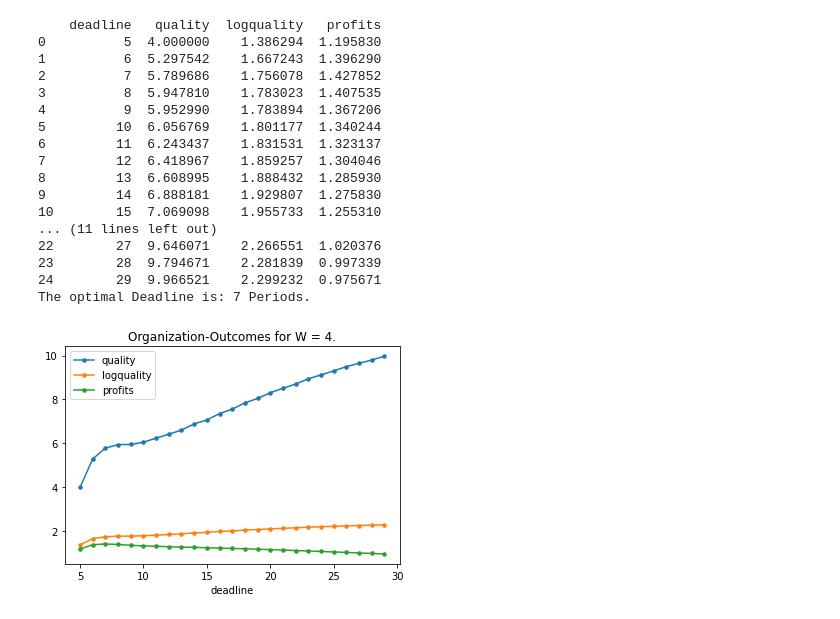
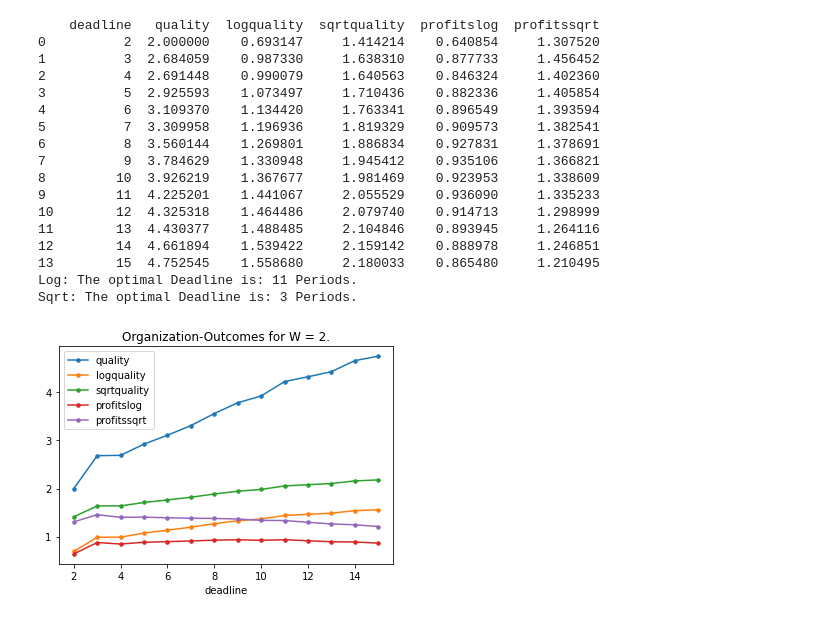
Before and after one commit to AndyOhneHandy/workspace8-seminarthesis, a Jupyter notebook: graphs.ipynb, the cells around one changed output. Drawn from its saved outputs; the diff is of its cells as text; code cells hidden in the pictures.

```diff
--- a/graphs.ipynb
+++ b/graphs.ipynb
@@ -79,8 +98,8 @@ def contributioncalc(deadline, plots):
 
 delta = 0.9         # Discount Factor
 beta = 0.9          # Temporal Bias
-w = 4               # Required accumulated Effort
-r = 1.03            # Opportunity cost of a less tight deadline for the organization
+w = 2          # Required accumulated Effort
+r = 1.04           # Opportunity cost of a less tight deadline for the organization
 
 print(f"delta = {delta}; beta = {beta}; w = {w};")
 # %% [output]
@@ -97,58 +129,68 @@ qualitydf = pd.DataFrame()
 deadlinelist = []
 qualitylist = []
 
-t = int(w) + 1
-b = 6*t
+t = int(w) # + 1
+b = 4*t + 8
 
 while t < b:
-    quallist = [qualitycalc(i) for i in contributioncalc(t, False)]
+    quallist = [qualitycalc(i) for i in contributioncalc(t, False, "sqrt", False)]
     qualitylist += [sum(quallist)]
     deadlinelist += [t]
     t += 1
 
+sqrtquality = [i**0.5 for i in qualitylist]
 logquality = [numpy.log(i) for i in qualitylist]
 
 qualitydf['deadline'] = deadlinelist
 qualitydf['quality'] = qualitylist
 qualitydf['logquality'] = logquality
+qualitydf['sqrtquality'] = sqrtquality
 
 rows = len(qualitydf)
 profitlist = []
+profitlistsq = []
 f = 0
 
 while f < rows:
     dlin = qualitydf.iloc[f,0]
     lqual = qualitydf.iloc[f,2]
-    profit = ((1/(r**dlin))*lqual)
-    profitlist += [profit]
+    squal = qualitydf.iloc[f,3]
+    profitlog = ((1/(r**dlin))*lqual)
+    profitsqrt = ((1/(r**dlin))*squal)
+    profitlist += [profitlog]
+    profitlistsq += [profitsqrt]
     f += 1
 
-qualitydf['profits'] = profitlist
+qualitydf['profitslog'] = profitlist
+qualitydf['profitssqrt'] = profitlistsq
 
 qualitydf.plot(x = 'deadline', marker = '.', markersize = 7, title = f"Organization-Outcomes for W = {w}.")
 
 print(qualitydf)
 
-maxprofit = qualitydf['profits'].idxmax()
-optimaldeadline = qualitydf.iloc[maxprofit,0]
+maxprofit = qualitydf['profitslog'].idxmax()
+maxprofitsq = qualitydf['profitssqrt'].idxmax()
+optimaldeadlinelog = qualitydf.iloc[maxprofit,0]
+optimaldeadlinesqrt = qualitydf.iloc[maxprofitsq,0]
 
-print(f"The optimal Deadline is: {optimaldeadline} Periods.")
+print(f"Log: The optimal Deadline is: {optimaldeadlinelog} Periods.")
+print(f"Sqrt: The optimal Deadline is: {optimaldeadlinesqrt} Periods.")
 # %% [output]
-    deadline   quality  logquality   profits
-0          5  4.000000    1.386294  1.195830
-1          6  5.297542    1.667243  1.396290
-2          7  5.789686    1.756078  1.427852
-3          8  5.947810    1.783023  1.407535
-4          9  5.952990    1.783894  1.367206
-5         10  6.056769    1.801177  1.340244
-6         11  6.243437    1.831531  1.323137
-7         12  6.418967    1.859257  1.304046
-8         13  6.608995    1.888432  1.285930
-9         14  6.888181    1.929807  1.275830
-10        15  7.069098    1.955733  1.255310
-... (11 lines left out)
-22        27  9.646071    2.266551  1.020376
-23        28  9.794671    2.281839  0.997339
-24        29  9.966521    2.299232  0.975671
-The optimal Deadline is: 7 Periods.
+    deadline   quality  logquality  sqrtquality  profitslog  profitssqrt
+0          2  2.000000    0.693147     1.414214    0.640854     1.307520
+1          3  2.684059    0.987330     1.638310    0.877733     1.456452
+2          4  2.691448    0.990079     1.640563    0.846324     1.402360
+3          5  2.925593    1.073497     1.710436    0.882336     1.405854
+4          6  3.109370    1.134420     1.763341    0.896549     1.393594
+5          7  3.309958    1.196936     1.819329    0.909573     1.382541
+6          8  3.560144    1.269801     1.886834    0.927831     1.378691
+7          9  3.784629    1.330948     1.945412    0.935106     1.366821
+8         10  3.926219    1.367677     1.981469    0.923953     1.338609
+9         11  4.225201    1.441067     2.055529    0.936090     1.335233
+10        12  4.325318    1.464486     2.079740    0.914713     1.298999
+11        13  4.430377    1.488485     2.104846    0.893945     1.264116
+12        14  4.661894    1.539422     2.159142    0.888978     1.246851
+13        15  4.752545    1.558680     2.180033    0.865480     1.210495
+Log: The optimal Deadline is: 11 Periods.
+Sqrt: The optimal Deadline is: 3 Periods.
-[figure, old version]
+[figure, new version]
```
Also changed, not shown: parts of 3 cells of this notebook.
